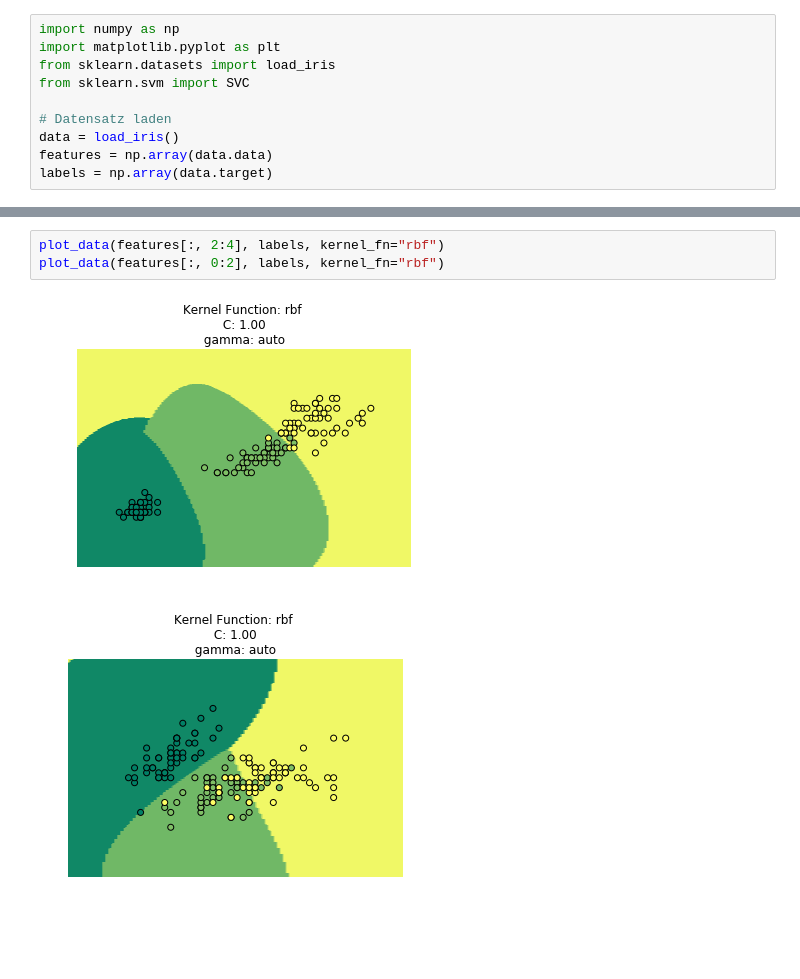
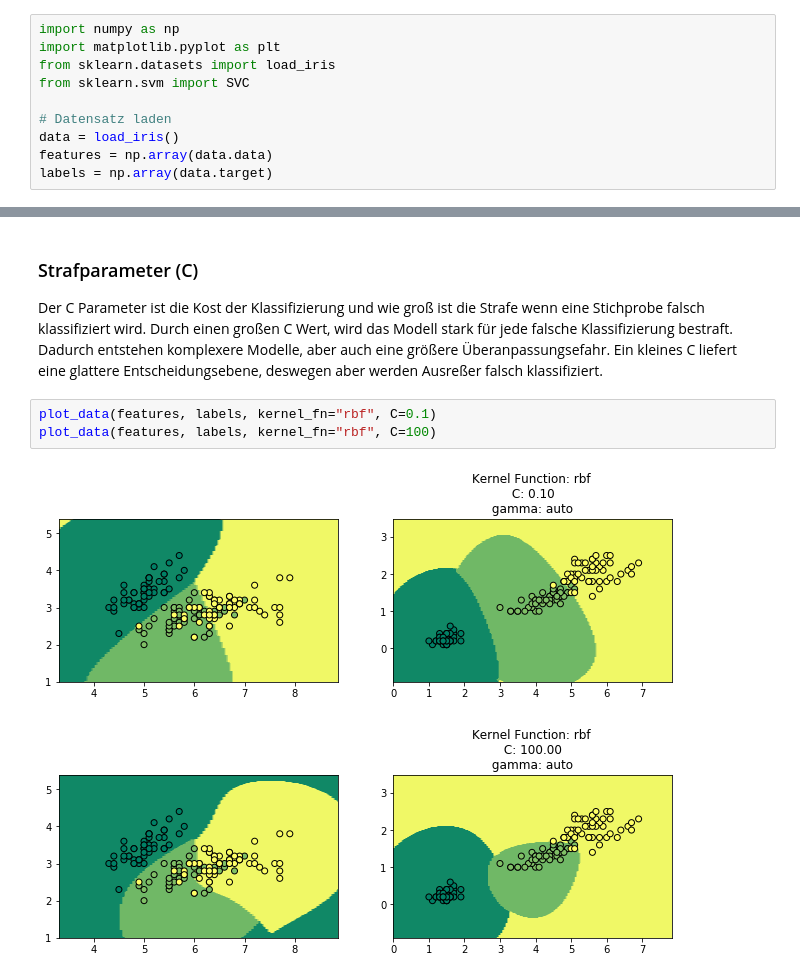
Before and after one commit to emomicrowave/machine-learning-tutorials, a Jupyter notebook: 05-support_vector_machines/notebook.ipynb, the cells around one changed output, grey strips where cells are left out. Drawn from its saved outputs; the diff is of its cells as text; blank space fills up the shorter version.

```diff
--- a/05-support_vector_machines/notebook.ipynb
+++ b/05-support_vector_machines/notebook.ipynb
@@ -35,6 +118,10 @@ def plot_data(X, y, kernel_fn="linear", C=1.0, degree=3, gamma='auto'):
+# %% [markdown]
+### Strafparameter (C)
+
+Der C Parameter ist die Kost der Klassifizierung und wie groß ist die Strafe wenn eine Stichprobe falsch klassifiziert wird. Durch einen großen C Wert, wird das Modell stark für jede falsche Klassifizierung bestraft. Dadurch entstehen komplexere Modelle, aber auch eine größere Überanpassungsefahr. Ein kleines C liefert eine glattere Entscheidungsebene, deswegen aber werden Ausreßer falsch klassifiziert.
 # %%
-plot_data(features[:, 2:4], labels, kernel_fn="rbf")
-plot_data(features[:, 0:2], labels, kernel_fn="rbf")
+plot_data(features, labels, kernel_fn="rbf", C=0.1)
+plot_data(features, labels, kernel_fn="rbf", C=100)
 # %% [output]
-[figure, old version]
+[figure, new version]
-[figure, old version]
+[figure, new version]
```
Also changed, not shown: parts of 11 cells of this notebook.
